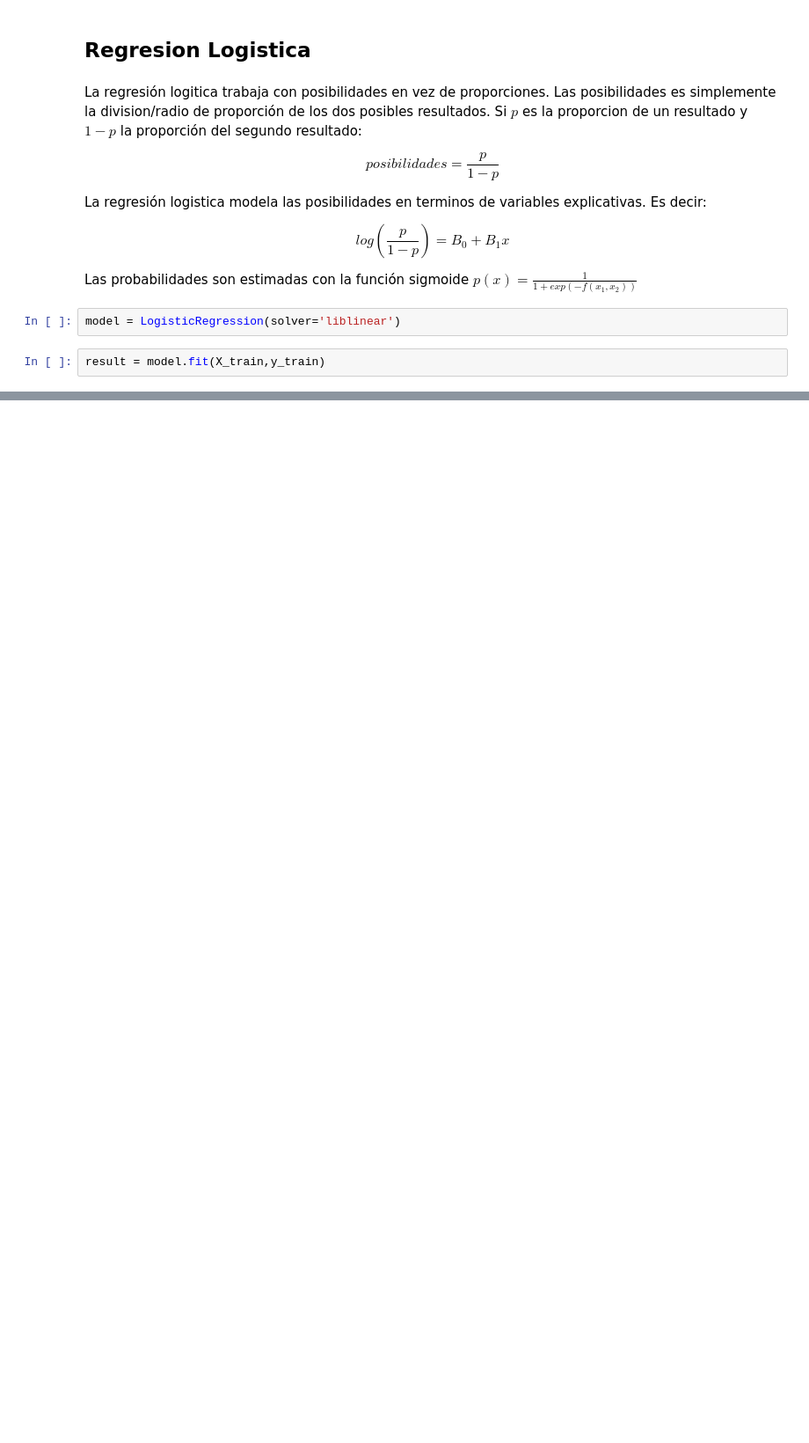
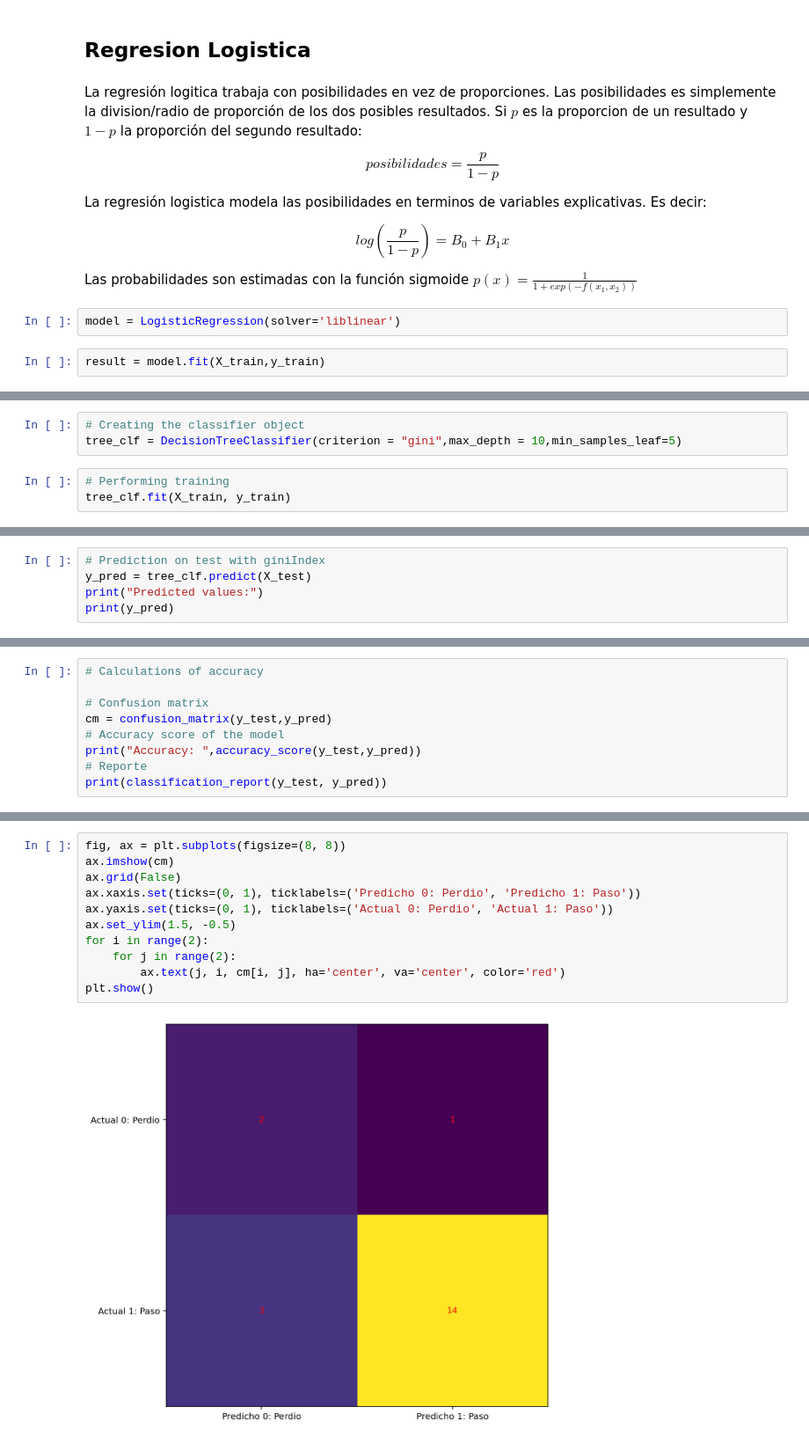
Before and after one commit to juanis2112/capstone2020, a Jupyter notebook: datos_prueba/Modelo_Estadistico.ipynb, the cells around one changed output, grey strips where cells are left out. Shown at 88% size. Cells and saved outputs as stored; diff of their text form; blank space fills up the shorter version.

Commit message:
Agregando Puntajes de precision del paper y añadiendo Modelo arbol de decisión

```diff
--- a/datos_prueba/Modelo_Estadistico.ipynb
+++ b/datos_prueba/Modelo_Estadistico.ipynb
@@ -311,0 +294,6 @@ AttributeError: 'LogisticRegression' object has no attribute 'summary2'
+# %%
+# Creating the classifier object
+tree_clf = DecisionTreeClassifier(criterion = "gini",max_depth = 10,min_samples_leaf=5)
+# %%
+# Performing training
+tree_clf.fit(X_train, y_train)
@@ -311,0 +307,5 @@ AttributeError: 'LogisticRegression' object has no attribute 'summary2'
+# %%
+# Prediction on test with giniIndex
+y_pred = tree_clf.predict(X_test)
+print("Predicted values:")
+print(y_pred)
@@ -311,0 +315,9 @@ AttributeError: 'LogisticRegression' object has no attribute 'summary2'
+# %%
+# Calculations of accuracy
+
+# Confusion matrix
+cm = confusion_matrix(y_test,y_pred)
+# Accuracy score of the model
+print("Accuracy: ",accuracy_score(y_test,y_pred))
+# Reporte
+print(classification_report(y_test, y_pred))
@@ -311,0 +334,13 @@ AttributeError: 'LogisticRegression' object has no attribute 'summary2'
+# %%
+fig, ax = plt.subplots(figsize=(8, 8))
+ax.imshow(cm)
+ax.grid(False)
+ax.xaxis.set(ticks=(0, 1), ticklabels=('Predicho 0: Perdio', 'Predicho 1: Paso'))
+ax.yaxis.set(ticks=(0, 1), ticklabels=('Actual 0: Perdio', 'Actual 1: Paso'))
+ax.set_ylim(1.5, -0.5)
+for i in range(2):
+    for j in range(2):
+        ax.text(j, i, cm[i, j], ha='center', va='center', color='red')
+plt.show()
+# %% [output]
+[figure, added]
```
Also changed, not shown: parts of 29 cells of this notebook.
